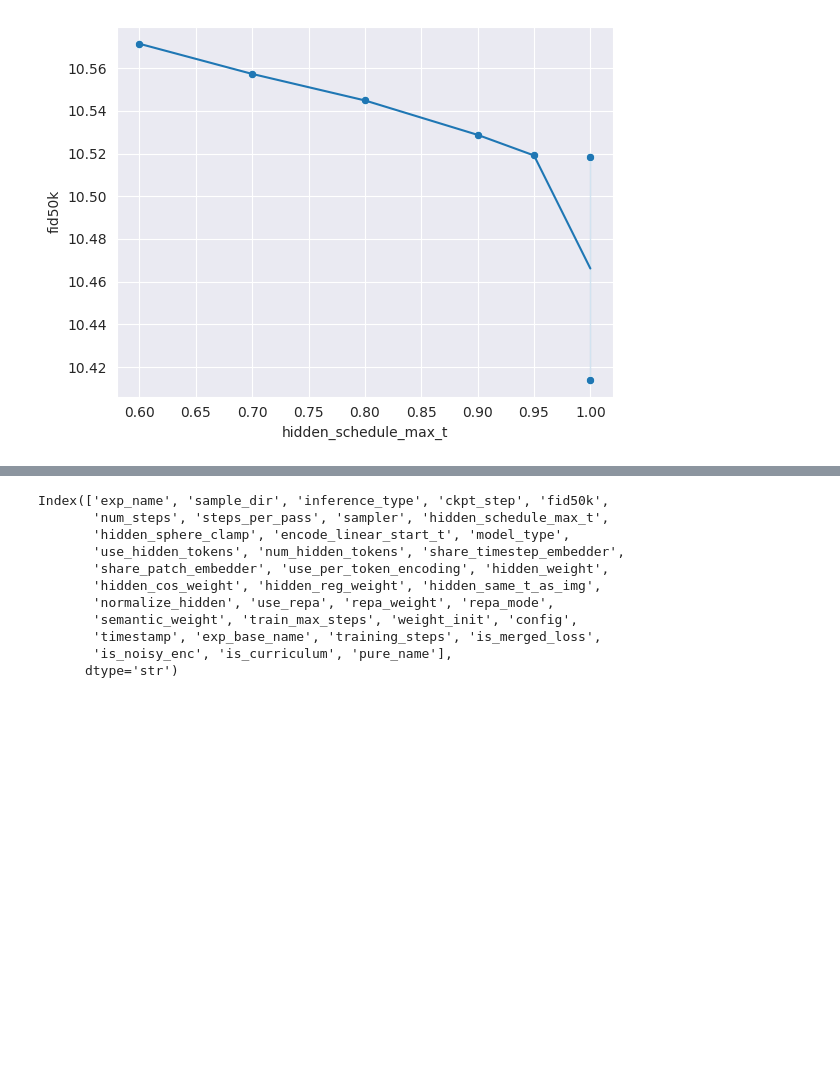
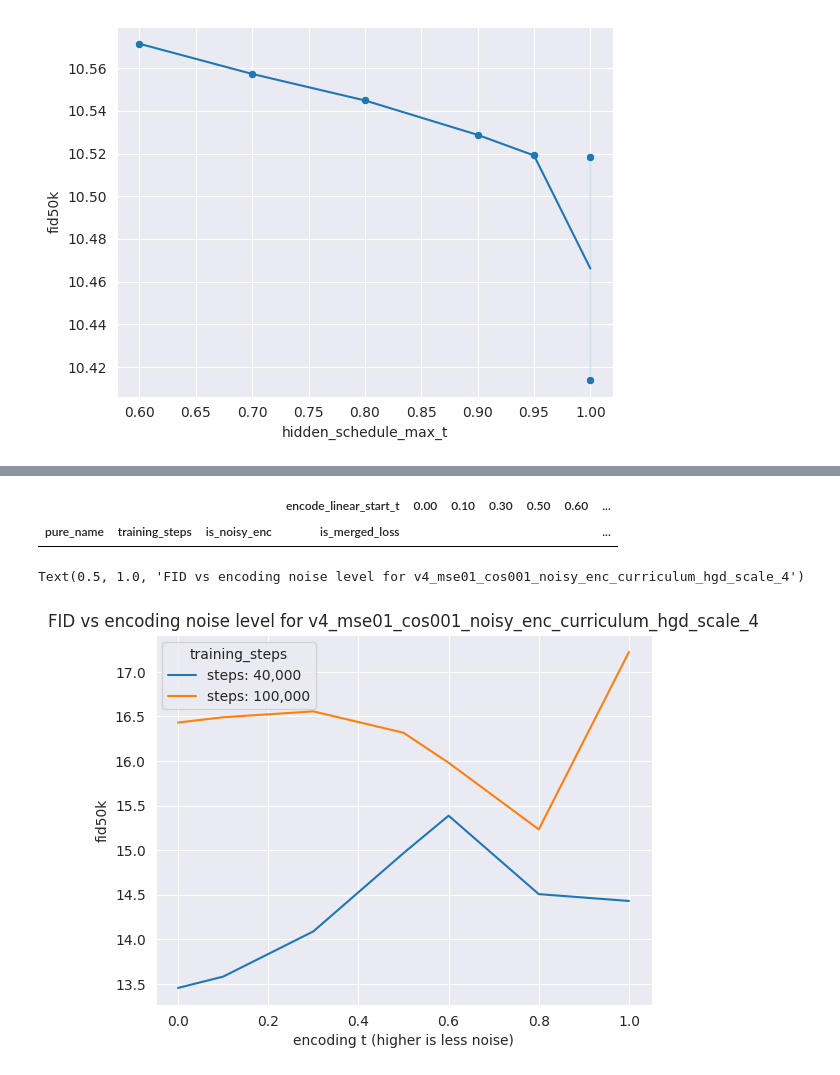
Before and after one commit to BartekPog/sfd-encoder, a Jupyter notebook: notebooks/fid_tables.ipynb, the cells around one changed output, grey strips where cells are left out. Saved outputs shown, nothing was run; the diff lists cells and outputs as text; code cells hidden in the pictures; blank space fills up the shorter version.

```diff
--- a/notebooks/fid_tables.ipynb
+++ b/notebooks/fid_tables.ipynb
@@ -356,14 +371,38 @@ df_table.pivot_table(index=["pure_name", "training_steps", "is_noisy_enc", "is_m
 # %%
-df_table.columns
+df_table.pivot_table(index=["pure_name", "training_steps", "is_noisy_enc", "is_merged_loss"], values="fid50k", columns="encode_linear_start_t", aggfunc="min").dropna(how="any", axis=0)
 # %% [output]
-Index(['exp_name', 'sample_dir', 'inference_type', 'ckpt_step', 'fid50k',
-       'num_steps', 'steps_per_pass', 'sampler', 'hidden_schedule_max_t',
-       'hidden_sphere_clamp', 'encode_linear_start_t', 'model_type',
-       'use_hidden_tokens', 'num_hidden_tokens', 'share_timestep_embedder',
-       'share_patch_embedder', 'use_per_token_encoding', 'hidden_weight',
-       'hidden_cos_weight', 'hidden_reg_weight', 'hidden_same_t_as_img',
-       'normalize_hidden', 'use_repa', 'repa_weight', 'repa_mode',
-       'semantic_weight', 'train_max_steps', 'weight_init', 'config',
-       'timestamp', 'exp_base_name', 'training_steps', 'is_merged_loss',
-       'is_noisy_enc', 'is_curriculum', 'pure_name'],
-      dtype='str')
+|  |  |  | encode_linear_start_t | 0.00 | 0.10 | 0.30 | 0.50 | 0.60 | ... |
+| pure_name | training_steps | is_noisy_enc | is_merged_loss |  |  |  |  |  | ... |
+# %%
+df_table = df_original.copy()
+df_table = (
+    df_table[
+        (df_table["exp_base_name"].str.startswith("v4"))
+        & (df_table.inference_type == "encodefixed")
+    ]
+)
+
+df_table = df_table.sort_values(by="encode_fixed_start_t")
+
+
+
+f = sns.lineplot(x="encode_fixed_start_t", y="fid50k", data=df_table, hue=df_table.training_steps.apply(lambda x: f"steps: {x:,}"), legend=True)
+
+# X axis to "encoding noise level"
+f.set_xlabel("encoding t (higher is less noise)")
+
+# Title to "FID vs encoding noise level for v4_mse01_cos001_noisy_enc_curriculum_hgd_scale_4_"
+f.set_title("FID vs encoding noise level for v4_mse01_cos001_noisy_enc_curriculum_hgd_scale_4")
+
+
+
+# f = sns.lineplot(x="encode_fixed_start_t", y="fid50k", data=df_table.sort_values(by="encode_fixed_start_t"), hue="training_steps")
+
+# # X axis to "encoding noise level"
+# f.set_xlabel("encoding t (higher is less noise)")
+
+# # Title to "FID vs encoding noise level for v4_mse01_cos001_noisy_enc_curriculum_hgd_scale_4_"
+# f.set_title("FID vs encoding noise level for v4_mse01_cos001_noisy_enc_curriculum_hgd_scale_4")
+# %% [output]
+Text(0.5, 1.0, 'FID vs encoding noise level for v4_mse01_cos001_noisy_enc_curriculum_hgd_scale_4')
+[figure, added]
```
Also changed, not shown: parts of 35 cells of this notebook, 32 other files.
